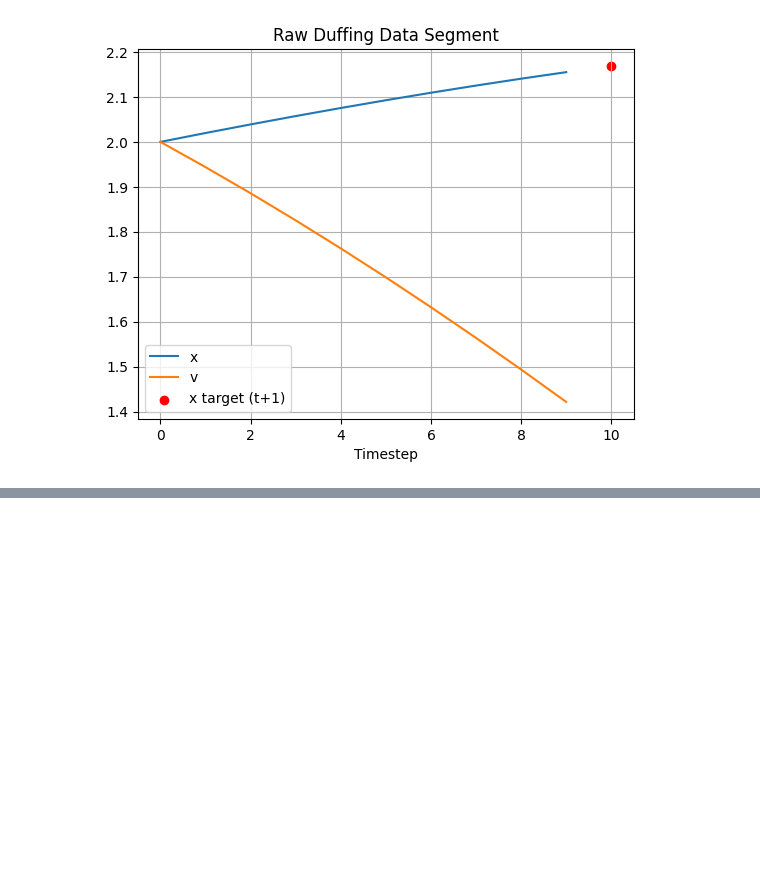
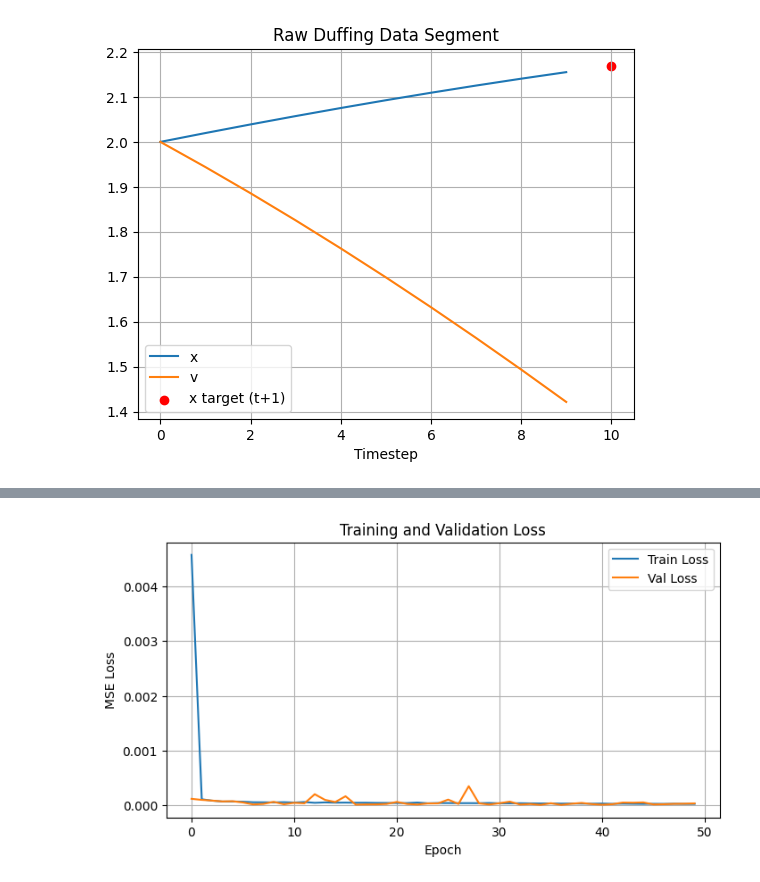
Before and after one commit to Mustafa-Meric-Kasap/duff-net-dynamics, a Jupyter notebook: notebooks/nn_modeling.ipynb, the cells around one changed output, grey strips where cells are left out. Drawn from its saved outputs; the diff is of its cells as text; code cells hidden in the pictures; blank space fills up the shorter version.

Commit message:
Train, validate, test model

```diff
--- a/notebooks/nn_modeling.ipynb
+++ b/notebooks/nn_modeling.ipynb
@@ -146,0 +237,27 @@ plt.show()
+# %%
+def plot_loss_curves(train_losses, val_losses):
+    plt.figure(figsize=(8, 4))
+    plt.plot(train_losses, label="Train Loss")
+    plt.plot(val_losses, label="Val Loss")
+    plt.xlabel("Epoch")
+    plt.ylabel("MSE Loss")
+    plt.title("Training and Validation Loss")
+    plt.legend()
+    plt.grid(True)
+    plt.show()
+# %%
+# Initialize model
+window_size = 10
+input_dim = 2 * window_size
+lr = 1e-3
+
+model = DuffingFFNN(input_dim=input_dim)
+optimizer = torch.optim.Adam(model.parameters(), lr=lr)
+loss_fn = nn.MSELoss()
+
+# Train and validate
+train_losses, val_losses = train_model(model, optimizer, loss_fn, train_loader, val_loader, n_epochs=50)
+
+# Plot loss curves
+plot_loss_curves(train_losses, val_losses)
+# %% [output]
@@ -146,0 +270 @@ plt.show()
+[figure, added]
```
Also changed, not shown: parts of 9 cells of this notebook.
